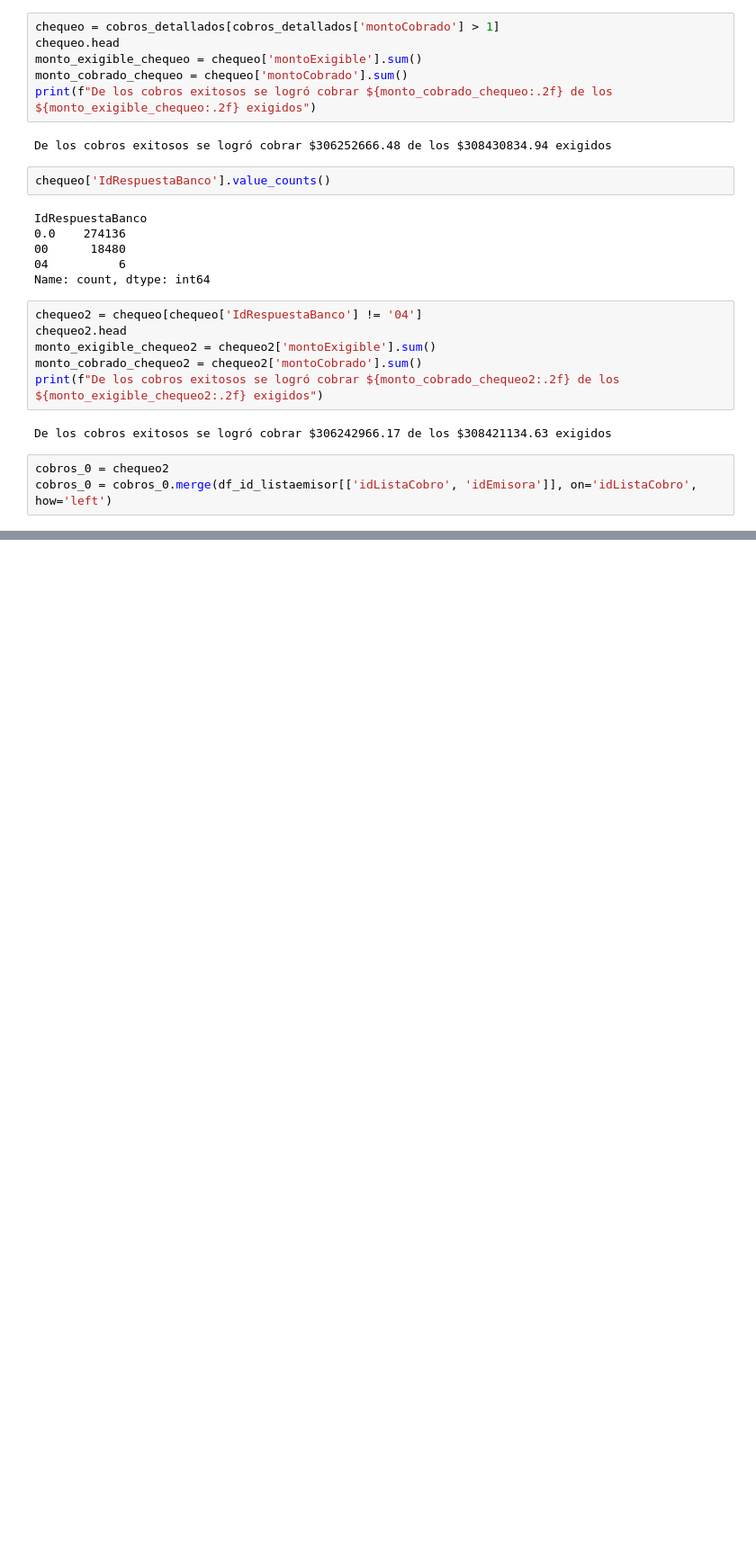
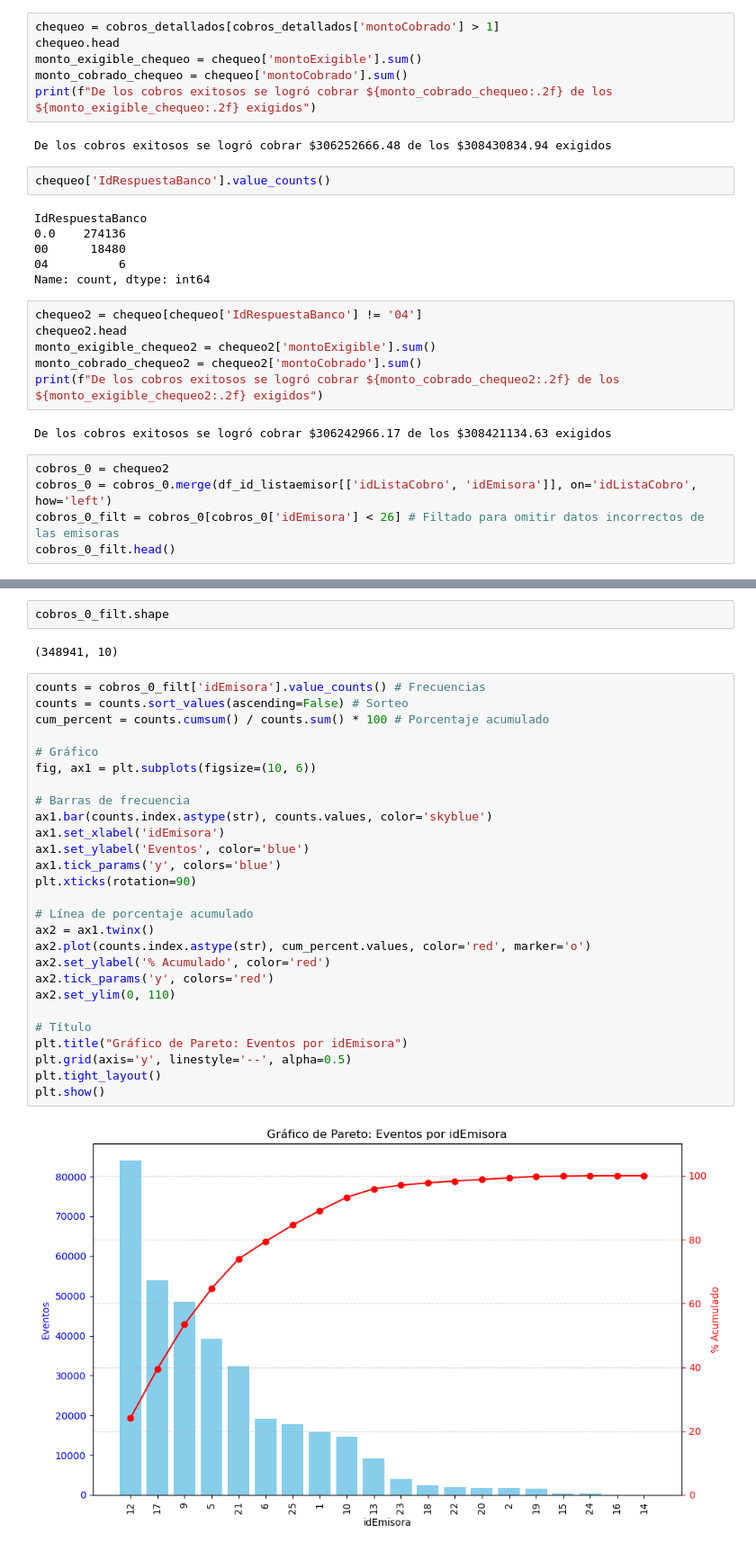
Before and after one commit to allfunso/Qubitos-Datathon, a Jupyter notebook: Experimentos_ARMI.ipynb, the cells around one changed output, grey strips where cells are left out. Shown at 90% size. Drawn from its saved outputs; the diff is of its cells as text; blank space fills up the shorter version.

Commit message:
Pareto de eventos y monto de estrategias

```diff
--- a/Experimentos_ARMI.ipynb
+++ b/Experimentos_ARMI.ipynb
@@ -100,3 +100,5 @@ De los cobros exitosos se logró cobrar $306242966.17 de los $308421134.63 exigi
 # %%
 cobros_0 = chequeo2
 cobros_0 = cobros_0.merge(df_id_listaemisor[['idListaCobro', 'idEmisora']], on='idListaCobro', how='left')
+cobros_0_filt = cobros_0[cobros_0['idEmisora'] < 26] # Filtado para omitir datos incorrectos de las emisoras
+cobros_0_filt.head()
@@ -102,0 +116,33 @@ cobros_0 = cobros_0.merge(df_id_listaemisor[['idListaCobro', 'idEmisora']], on='
+# %%
+cobros_0_filt.shape
+# %% [output]
+(348941, 10)
+# %%
+counts = cobros_0_filt['idEmisora'].value_counts() # Frecuencias
+counts = counts.sort_values(ascending=False) # Sorteo
+cum_percent = counts.cumsum() / counts.sum() * 100 # Porcentaje acumulado
+
+# Gráfico
+fig, ax1 = plt.subplots(figsize=(10, 6))
+
+# Barras de frecuencia
+ax1.bar(counts.index.astype(str), counts.values, color='skyblue')
+ax1.set_xlabel('idEmisora')
+ax1.set_ylabel('Eventos', color='blue')
+ax1.tick_params('y', colors='blue')
+plt.xticks(rotation=90)
+
+# Línea de porcentaje acumulado
+ax2 = ax1.twinx()
+ax2.plot(counts.index.astype(str), cum_percent.values, color='red', marker='o')
+ax2.set_ylabel('% Acumulado', color='red')
+ax2.tick_params('y', colors='red')
+ax2.set_ylim(0, 110)
+
+# Título
+plt.title("Gráfico de Pareto: Eventos por idEmisora")
+plt.grid(axis='y', linestyle='--', alpha=0.5)
+plt.tight_layout()
+plt.show()
+# %% [output]
+[figure, added]
```
Also changed, not shown: parts of 3 cells of this notebook.
